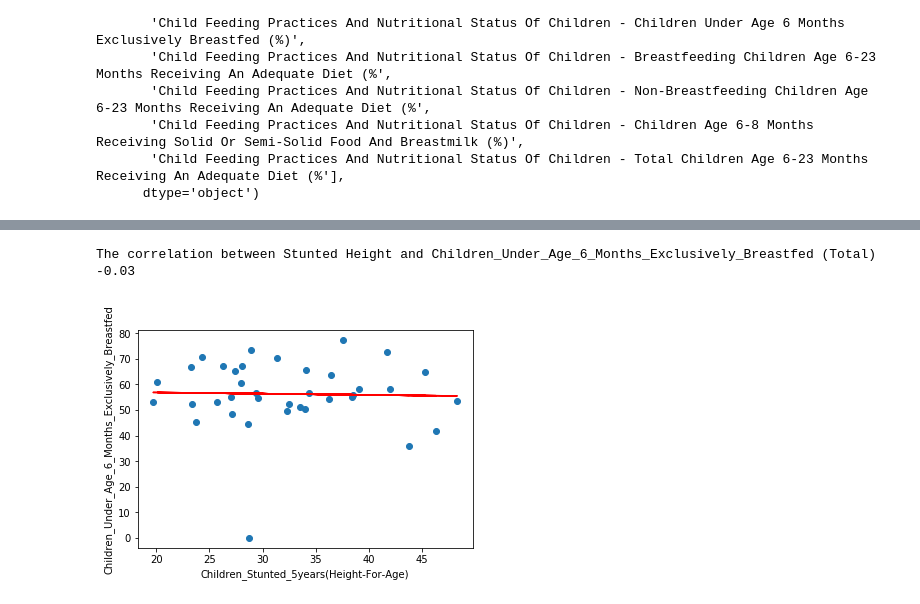
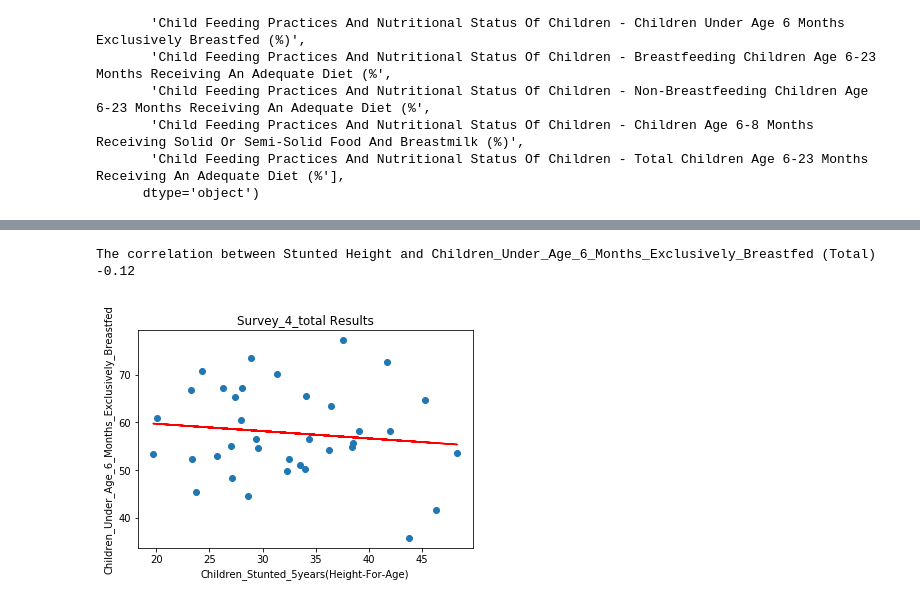
Before and after one commit to narayanan-nithya/Group_Project_Nutritional_Analysis_Of_Children_Under_Age_5, a Jupyter notebook: Visualization .ipynb, the cells around one changed output, grey strips where cells are left out. Drawn from its saved outputs; the diff is of its cells as text; code cells hidden in the pictures.

```diff
--- a/Visualization .ipynb
+++ b/Visualization .ipynb
@@ -72,6 +93,16 @@ Survey_NFHS4_rural = Survey_NFHS4.loc[Survey_NFHS4["Area"] == "Rural"]
 Survey_NFHS4_urban = Survey_NFHS4.loc[Survey_NFHS4["Area"] == "Urban"]
 Survey_NFHS4_total = Survey_NFHS4.loc[Survey_NFHS4["Area"] == "Total"]
 
+Survey_NFHs4_rural = Survey_NFHS4_rural.filter(items=['Children_Stunted_5years(Height-For-Age)', 'Children_Under_Age_6_Months_Exclusively_Breastfed'])
+Zero_df_rural = Survey_NFHs4_rural[(Survey_NFHs4_rural > 0).all(axis=1)]
+
+Survey_NFHs4_urban = Survey_NFHs4_rural.filter(items=['Children_Stunted_5years(Height-For-Age)', 'Children_Under_Age_6_Months_Exclusively_Breastfed'])
+Zero_df_urban = Survey_NFHs4_urban[(Survey_NFHs4_urban > 0).all(axis=1)]
+
+Survey_NFHs4_total = Survey_NFHS4_total.filter(items=['Children_Stunted_5years(Height-For-Age)', 'Children_Under_Age_6_Months_Exclusively_Breastfed'])
+Zero_df_total = Survey_NFHs4_total[(Survey_NFHs4_total > 0).all(axis=1)]
+
+
 Survey_NFHS4_rural2 = dataframe2.loc[dataframe2["Area"] == "Rural"]
 Survey_NFHS4_urban2 = dataframe2.loc[dataframe2["Area"] == "Urban"]
 Survey_NFHS4_Total2 = dataframe2.loc[dataframe2["Area"] == "Total"]
@@ -180,13 +212,15 @@ The correlation between Stunted Height and Children_Under_Age_6_Months_Exclusive
 # %%
-corr=round(st.pearsonr(Survey_NFHS4_total["Children_Stunted_5years(Height-For-Age)"],Survey_NFHS4_total["Children_Under_Age_6_Months_Exclusively_Breastfed"])[0],2)
+corr=round(st.pearsonr(Zero_df_total["Children_Stunted_5years(Height-For-Age)"],Zero_df_total["Children_Under_Age_6_Months_Exclusively_Breastfed"])[0],2)
 print(f"The correlation between Stunted Height and Children_Under_Age_6_Months_Exclusively_Breastfed (Total) {corr}")
-model = st.linregress(Survey_NFHS4_total["Children_Stunted_5years(Height-For-Age)"],Survey_NFHS4_total["Children_Under_Age_6_Months_Exclusively_Breastfed"])
-y_values = Survey_NFHS4_total["Children_Stunted_5years(Height-For-Age)"]*model[0]+model[1]
-plt.scatter(Survey_NFHS4_total["Children_Stunted_5years(Height-For-Age)"],Survey_NFHS4_total["Children_Under_Age_6_Months_Exclusively_Breastfed"])
-plt.plot(Survey_NFHS4_total["Children_Stunted_5years(Height-For-Age)"],y_values,color="red")
+model = st.linregress(Zero_df_total["Children_Stunted_5years(Height-For-Age)"],Zero_df_total["Children_Under_Age_6_Months_Exclusively_Breastfed"])
+y_values = Zero_df_total["Children_Stunted_5years(Height-For-Age)"]*model[0]+model[1]
+plt.scatter(Zero_df_total["Children_Stunted_5years(Height-For-Age)"],Zero_df_total["Children_Under_Age_6_Months_Exclusively_Breastfed"])
+plt.plot(Zero_df_total["Children_Stunted_5years(Height-For-Age)"],y_values,color="red")
 plt.xlabel('Children_Stunted_5years(Height-For-Age)')
 plt.ylabel('Children_Under_Age_6_Months_Exclusively_Breastfed')
+plt.title('Survey_4_total Results')
+plt.savefig('Regression4')
 plt.show()
 # %% [output]
-The correlation between Stunted Height and Children_Under_Age_6_Months_Exclusively_Breastfed (Total) -0.03
+The correlation between Stunted Height and Children_Under_Age_6_Months_Exclusively_Breastfed (Total) -0.12
-[figure, old version]
+[figure, new version]
```
Also changed, not shown: parts of 16 cells of this notebook, 10 other files.
